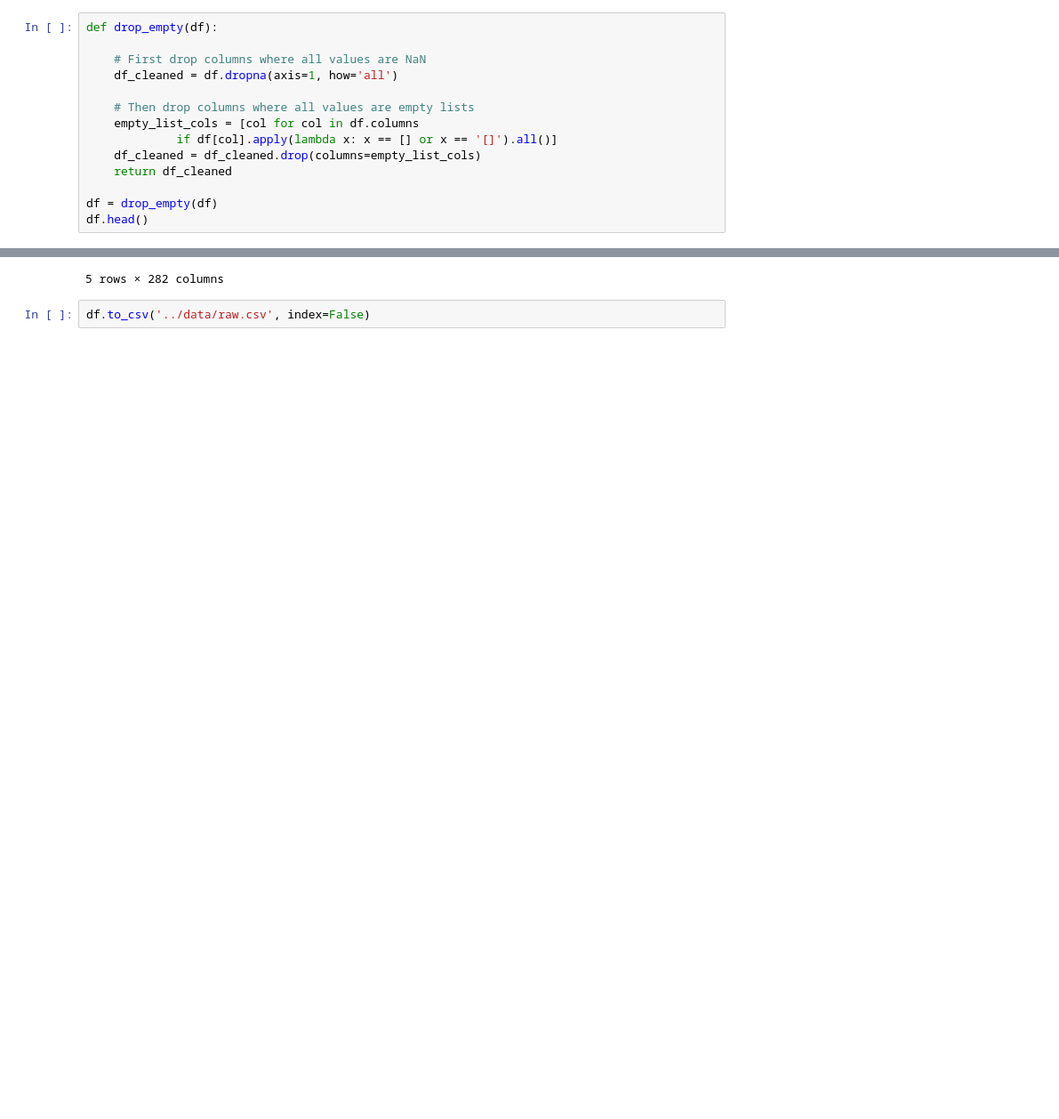
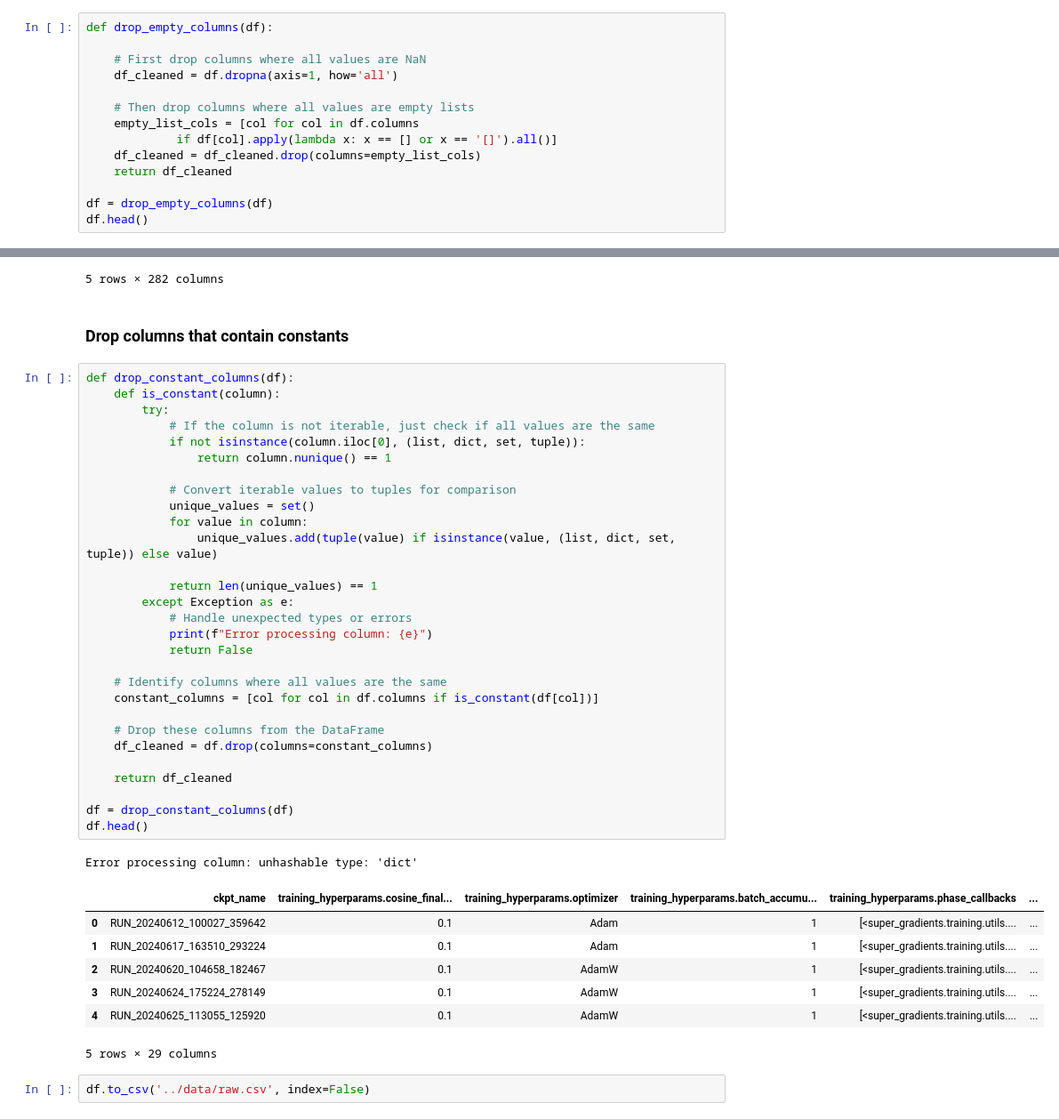
Before and after one commit to REDKAERISZ/DecisionTreeYOLONAS, a Jupyter notebook: notebooks/0.1_raw_data.ipynb, the cells around one changed output, grey strips where cells are left out. Shown: that part at 89% size. Cells and saved outputs as stored; diff of their text form; blank space fills up the shorter version.

```diff
--- a/notebooks/0.1_raw_data.ipynb
+++ b/notebooks/0.1_raw_data.ipynb
@@ -132,7 +132,7 @@ df.tail()
 # %% [markdown]
 ### Drop NaN and empty list columns
 # %%
-def drop_empty(df):
+def drop_empty_columns(df):
 
     # First drop columns where all values are NaN
     df_cleaned = df.dropna(axis=1, how='all')
@@ -143,7 +143,7 @@ def drop_empty(df):
     df_cleaned = df_cleaned.drop(columns=empty_list_cols)
     return df_cleaned
 
-df = drop_empty(df)
+df = drop_empty_columns(df)
 df.head()
 # %% [output]
 |  | ckpt_name | checkpoint_params.load_checkpoint | training_hyperparams.lr_warmup_ep... | training_hyperparams.lr_warmup_steps | training_hyperparams.lr_cooldown_... | ... |
@@ -153,5 +153,45 @@ df.head()
 | 3 | RUN_20240624_175224_278149 | False | 0 | 100 | 0 | ... |
 | 4 | RUN_20240625_113055_125920 | False | 0 | 100 | 0 | ... |
 5 rows × 282 columns
+# %% [markdown]
+### Drop columns that contain constants
+# %%
+def drop_constant_columns(df):
+    def is_constant(column):
+        try:
+            # If the column is not iterable, just check if all values are the same
+            if not isinstance(column.iloc[0], (list, dict, set, tuple)):
+                return column.nunique() == 1
+
+            # Convert iterable values to tuples for comparison
+            unique_values = set()
+            for value in column:
+                unique_values.add(tuple(value) if isinstance(value, (list, dict, set, tuple)) else value)
+
+            return len(unique_values) == 1
+        except Exception as e:
+            # Handle unexpected types or errors
+            print(f"Error processing column: {e}")
+            return False
+
+    # Identify columns where all values are the same
+    constant_columns = [col for col in df.columns if is_constant(df[col])]
+
+    # Drop these columns from the DataFrame
+    df_cleaned = df.drop(columns=constant_columns)
+
+    return df_cleaned
+
+df = drop_constant_columns(df)
+df.head()
+# %% [output]
+Error processing column: unhashable type: 'dict'
+|  | ckpt_name | training_hyperparams.cosine_final... | training_hyperparams.optimizer | training_hyperparams.batch_accumu... | training_hyperparams.phase_callbacks | ... |
+| 0 | RUN_20240612_100027_359642 | 0.1 | Adam | 1 | [<super_gradients.training.utils.... | ... |
+| 1 | RUN_20240617_163510_293224 | 0.1 | Adam | 1 | [<super_gradients.training.utils.... | ... |
+| 2 | RUN_20240620_104658_182467 | 0.1 | AdamW | 1 | [<super_gradients.training.utils.... | ... |
+| 3 | RUN_20240624_175224_278149 | 0.1 | AdamW | 1 | [<super_gradients.training.utils.... | ... |
+| 4 | RUN_20240625_113055_125920 | 0.1 | AdamW | 1 | [<super_gradients.training.utils.... | ... |
+5 rows × 29 columns
 # %%
 df.to_csv('../data/raw.csv', index=False)
```
Also changed, not shown: 2 other files.
